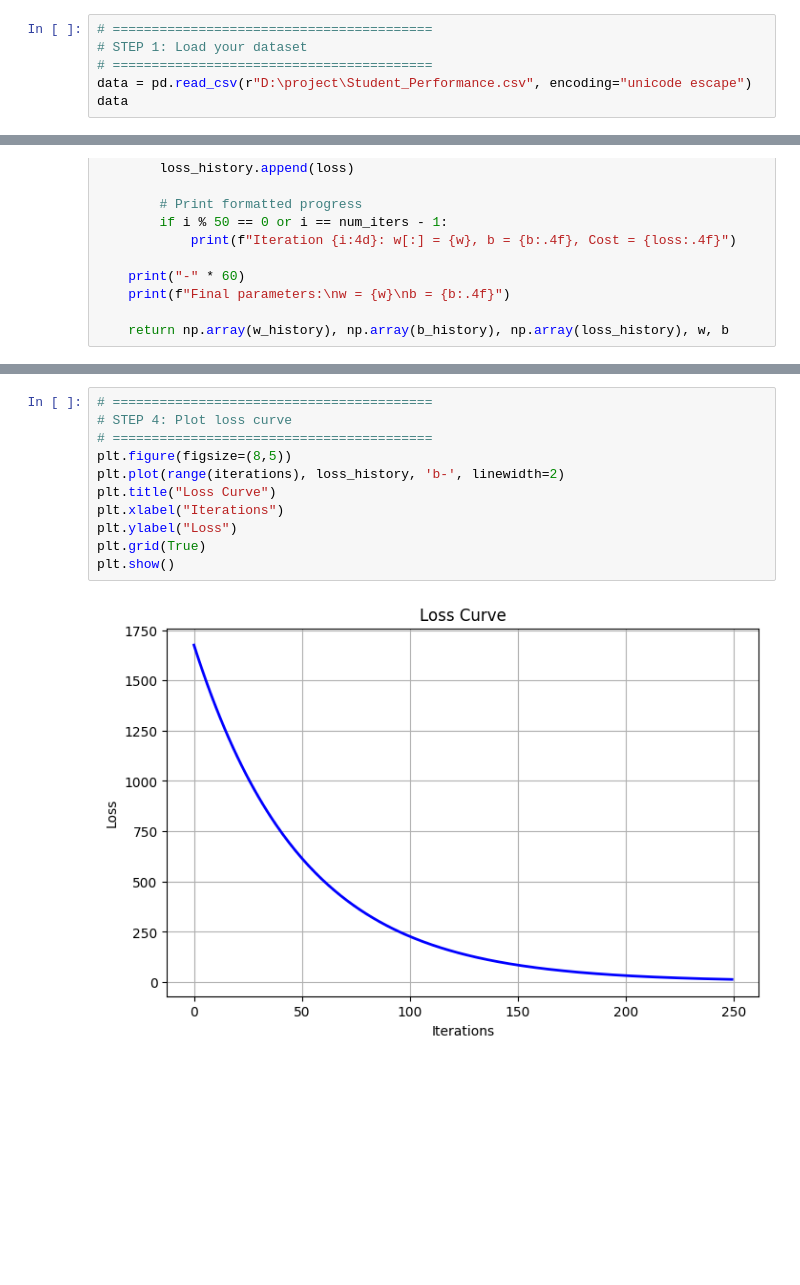
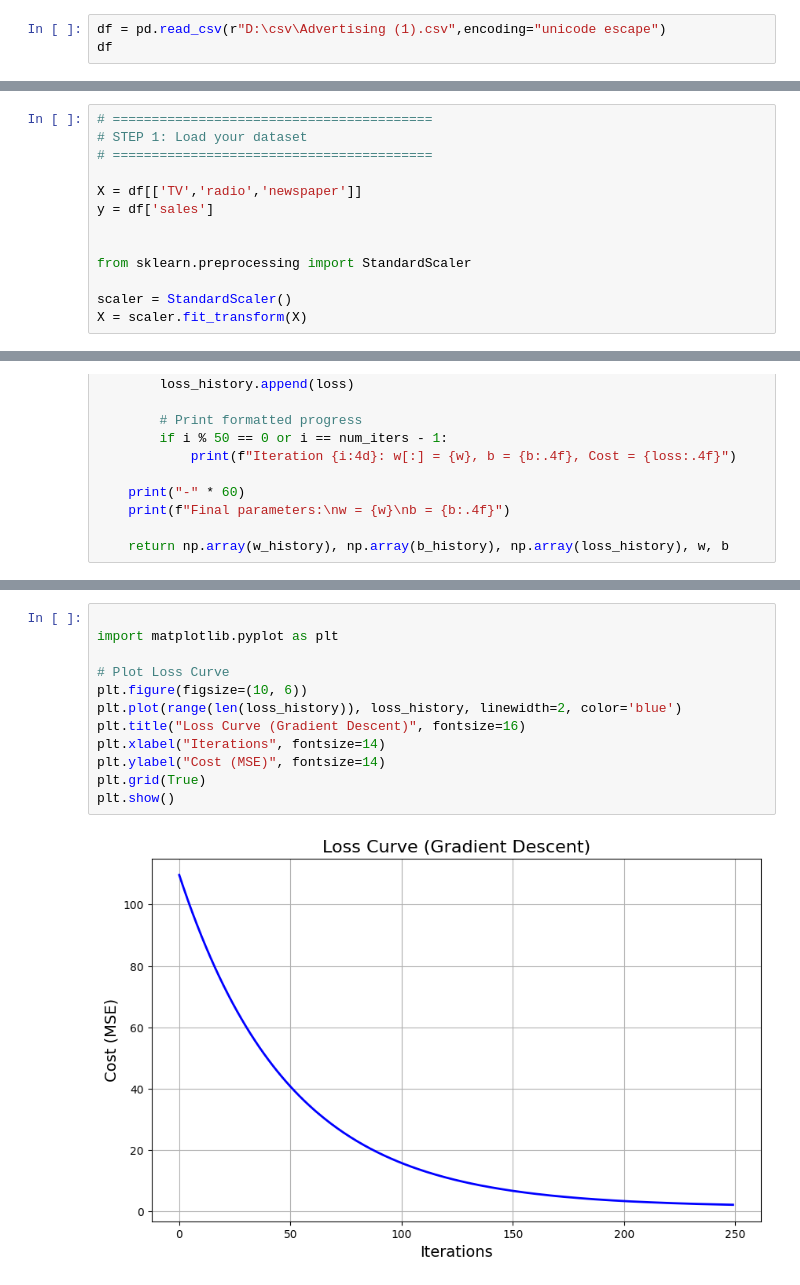
Before and after one commit to harshbhatt15/Machine-Learning, a Jupyter notebook: Supervised Machine Learning/Regression/project_1.ipynb, the cells around one changed output, grey strips where cells are left out. Cells and saved outputs as stored; diff of their text form; blank space fills up the shorter version.

```diff
--- a/Supervised Machine Learning/Regression/project_1.ipynb
+++ b/Supervised Machine Learning/Regression/project_1.ipynb
@@ -9,7 +10,4 @@ from sklearn.preprocessing import StandardScaler
 # %%
-# =========================================
-# STEP 1: Load your dataset
-# =========================================
-data = pd.read_csv(r"D:\project\Student_Performance.csv", encoding="unicode escape")
-data
+df = pd.read_csv(r"D:\csv\Advertising (1).csv",encoding="unicode escape")
+df
 # %% [output]
@@ -46,0 +27,13 @@ array([[ 0.77518771,  1.70417565,  1.45620461, -1.24975394],
+# %%
+# =========================================
+# STEP 1: Load your dataset
+# =========================================
+
+X = df[['TV','radio','newspaper']]
+y = df['sales']
+
+
+from sklearn.preprocessing import StandardScaler
+
+scaler = StandardScaler()
+X = scaler.fit_transform(X)
@@ -141,13 +154,14 @@ b = 50.7484
 # %%
-# =========================================
-# STEP 4: Plot loss curve
-# =========================================
-plt.figure(figsize=(8,5))
-plt.plot(range(iterations), loss_history, 'b-', linewidth=2)
-plt.title("Loss Curve")
-plt.xlabel("Iterations")
-plt.ylabel("Loss")
+
+import matplotlib.pyplot as plt
+
+# Plot Loss Curve
+plt.figure(figsize=(10, 6))
+plt.plot(range(len(loss_history)), loss_history, linewidth=2, color='blue')
+plt.title("Loss Curve (Gradient Descent)", fontsize=16)
+plt.xlabel("Iterations", fontsize=14)
+plt.ylabel("Cost (MSE)", fontsize=14)
 plt.grid(True)
 plt.show()
 # %% [output]
-[figure, old version]
+[figure, new version]
```
Also changed, not shown: parts of 10 cells of this notebook, 11 other files.
